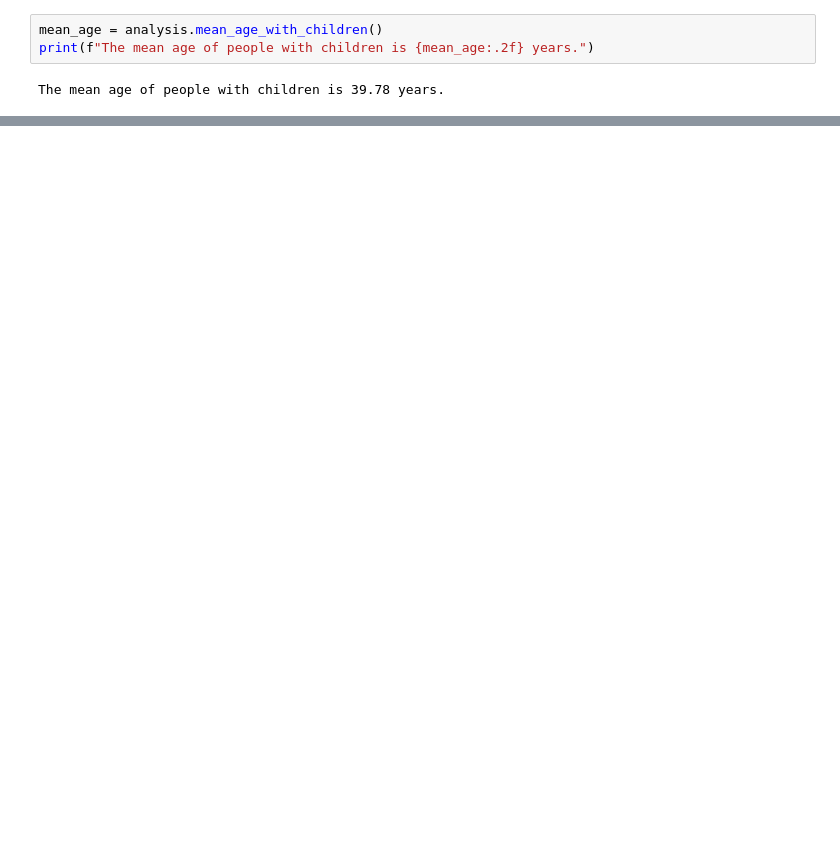
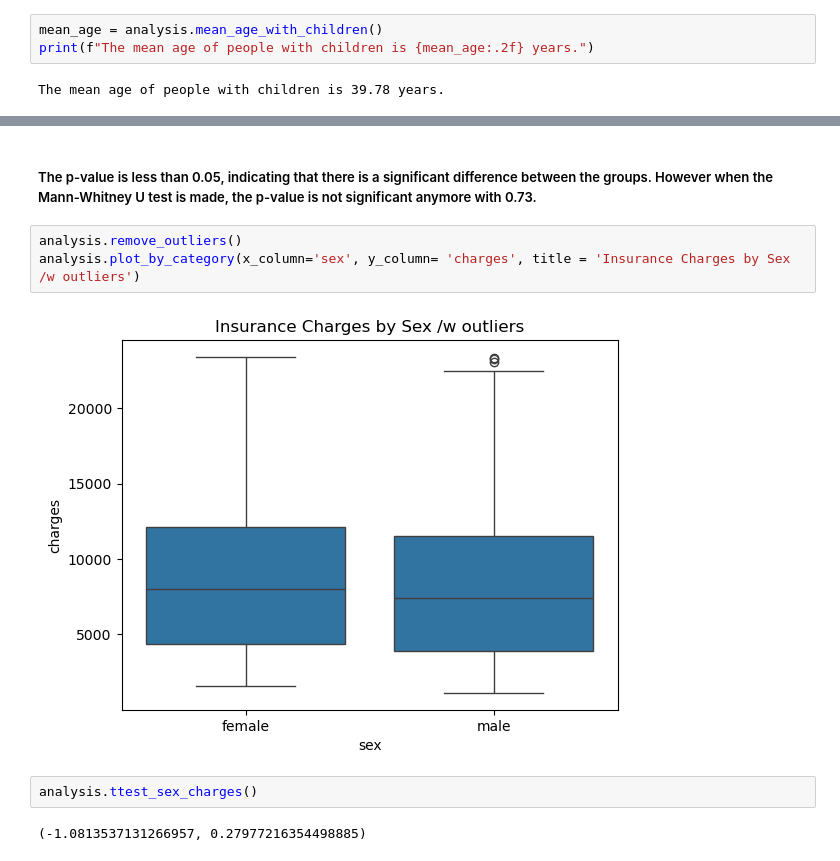
Before and after one commit to kattalyy/US_medical_insurance_data, a Jupyter notebook: US_medical_insurance.ipynb, the cells around one changed output, grey strips where cells are left out. Cells and saved outputs as stored; diff of their text form; blank space fills up the shorter version.

```diff
--- a/US_medical_insurance.ipynb
+++ b/US_medical_insurance.ipynb
@@ -141,0 +173,11 @@ analysis.plot_sex_vs_charges()
+# %% [markdown]
+##### The p-value is less than 0.05, indicating that there is a significant difference between the groups. However when the Mann-Whitney U test is made, the p-value is not significant anymore with 0.73.
+# %%
+analysis.remove_outliers()
+analysis.plot_by_category(x_column='sex', y_column= 'charges', title = 'Insurance Charges by Sex /w outliers')
+# %% [output]
+[figure, added]
+# %%
+analysis.ttest_sex_charges()
+# %% [output]
+(-1.0813537131266957, 0.27977216354498885)
```
Also changed, not shown: parts of 20 cells of this notebook.
